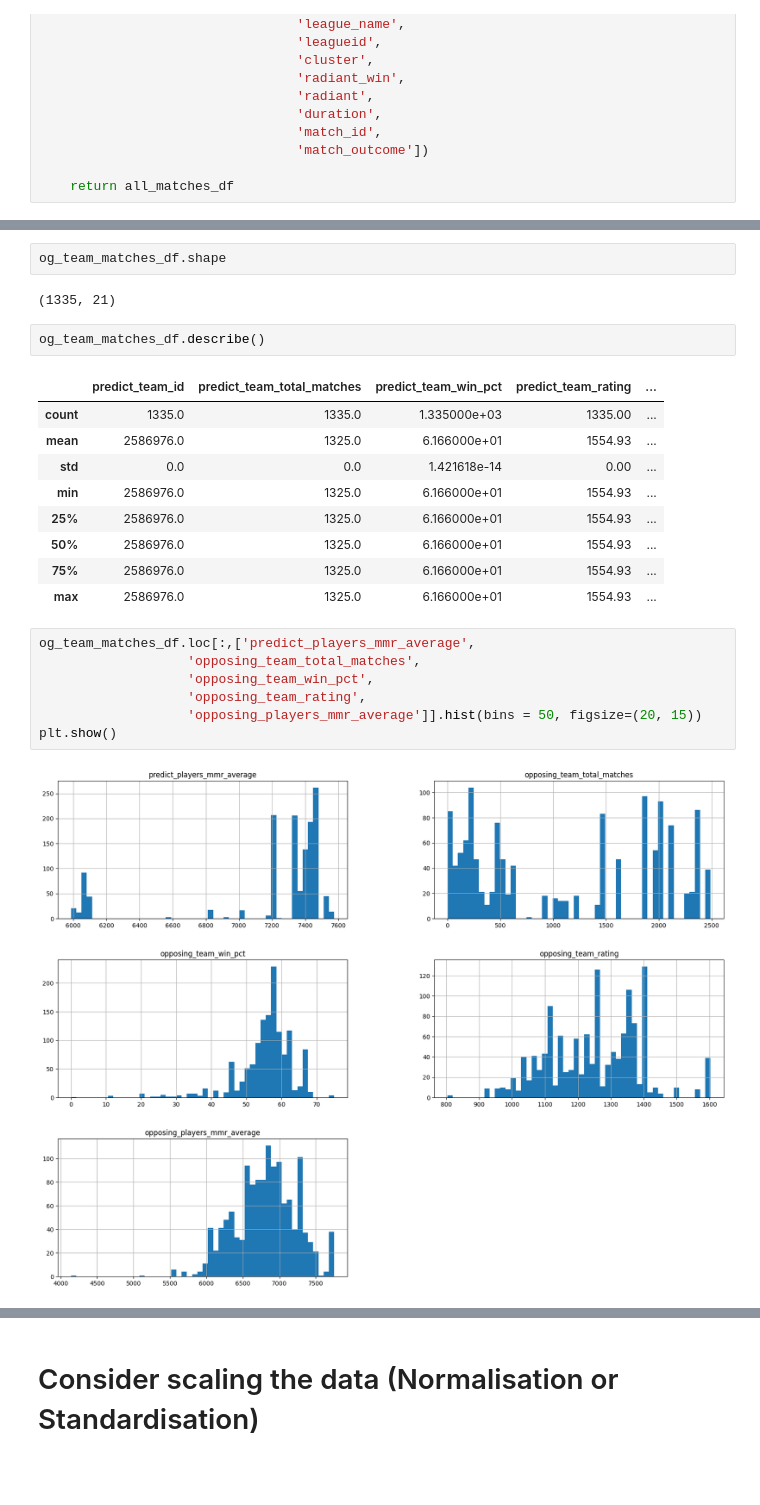
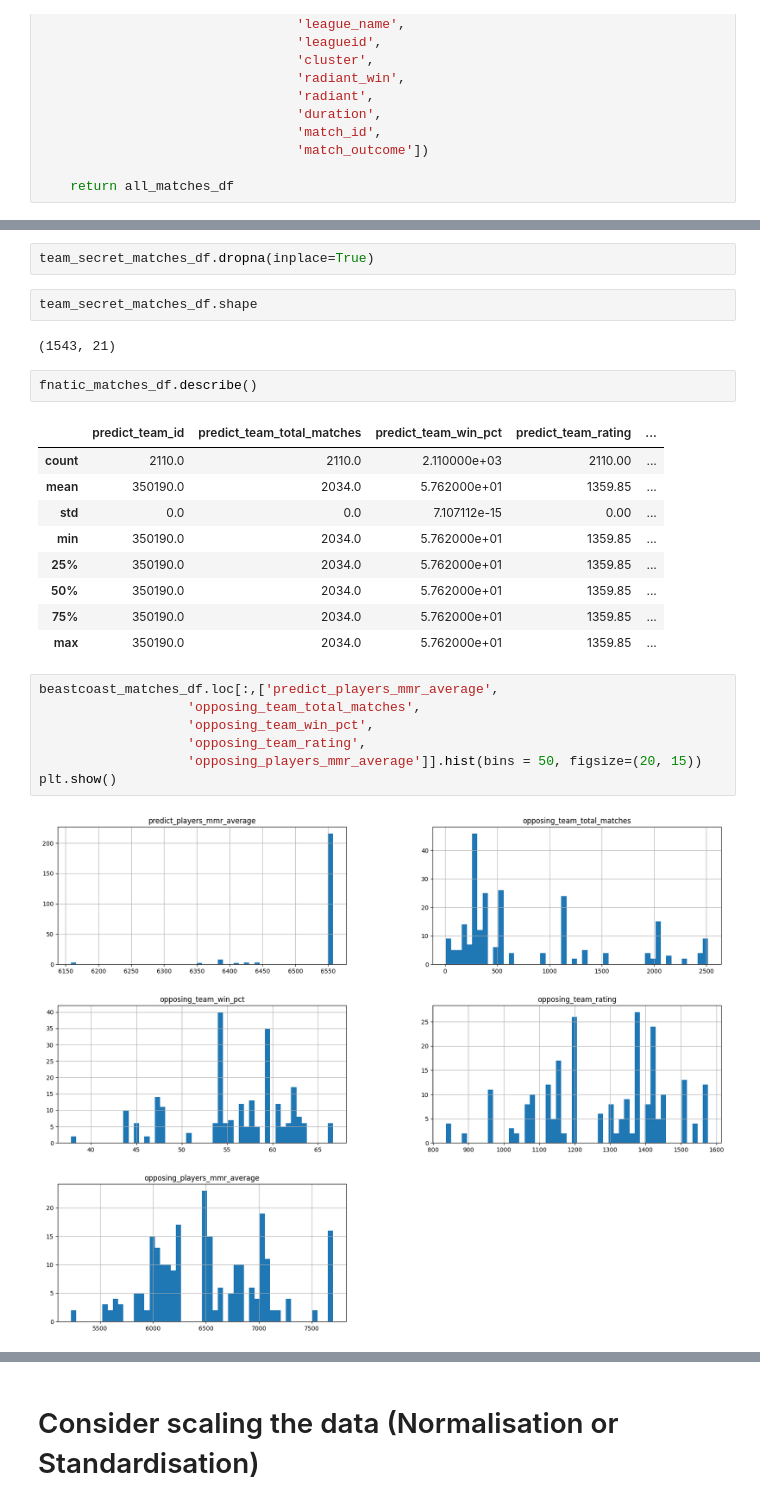
Before and after one commit to johnnyoso/MachineLearningWebApp, a Jupyter notebook: deploy-mlmodel-project/DotaLogisticRegression.ipynb, the cells around one changed output, grey strips where cells are left out. Saved outputs shown, nothing was run; the diff lists cells and outputs as text; blank space fills up the shorter version.

```diff
--- a/deploy-mlmodel-project/DotaLogisticRegression.ipynb
+++ b/deploy-mlmodel-project/DotaLogisticRegression.ipynb
@@ -251,26 +233,28 @@ og_team_matches_df.head()
 5 rows × 21 columns
-# %%
-og_team_matches_df.shape
-# %% [output]
-(1335, 21)
+# %%
+team_secret_matches_df.dropna(inplace=True)
+# %%
+team_secret_matches_df.shape
+# %% [output]
+(1543, 21)
 # %%
-og_team_matches_df.describe()
+fnatic_matches_df.describe()
 # %% [output]
 |  | predict_team_id | predict_team_total_matches | predict_team_win_pct | predict_team_rating | ... |
-| count | 1335.0 | 1335.0 | 1.335000e+03 | 1335.00 | ... |
-| mean | 2586976.0 | 1325.0 | 6.166000e+01 | 1554.93 | ... |
-| std | 0.0 | 0.0 | 1.421618e-14 | 0.00 | ... |
-| min | 2586976.0 | 1325.0 | 6.166000e+01 | 1554.93 | ... |
-| 25% | 2586976.0 | 1325.0 | 6.166000e+01 | 1554.93 | ... |
-| 50% | 2586976.0 | 1325.0 | 6.166000e+01 | 1554.93 | ... |
-| 75% | 2586976.0 | 1325.0 | 6.166000e+01 | 1554.93 | ... |
-| max | 2586976.0 | 1325.0 | 6.166000e+01 | 1554.93 | ... |
+| count | 2110.0 | 2110.0 | 2.110000e+03 | 2110.00 | ... |
+| mean | 350190.0 | 2034.0 | 5.762000e+01 | 1359.85 | ... |
+| std | 0.0 | 0.0 | 7.107112e-15 | 0.00 | ... |
+| min | 350190.0 | 2034.0 | 5.762000e+01 | 1359.85 | ... |
+| 25% | 350190.0 | 2034.0 | 5.762000e+01 | 1359.85 | ... |
+| 50% | 350190.0 | 2034.0 | 5.762000e+01 | 1359.85 | ... |
+| 75% | 350190.0 | 2034.0 | 5.762000e+01 | 1359.85 | ... |
+| max | 350190.0 | 2034.0 | 5.762000e+01 | 1359.85 | ... |
 # %%
-og_team_matches_df.loc[:,['predict_players_mmr_average',
+beastcoast_matches_df.loc[:,['predict_players_mmr_average',
                    'opposing_team_total_matches',
                    'opposing_team_win_pct',
                    'opposing_team_rating',
                    'opposing_players_mmr_average']].hist(bins = 50, figsize=(20, 15))
 plt.show()
 # %% [output]
-[figure, old version]
+[figure, new version]
```
Also changed, not shown: parts of 25 cells of this notebook, 54 other files.
